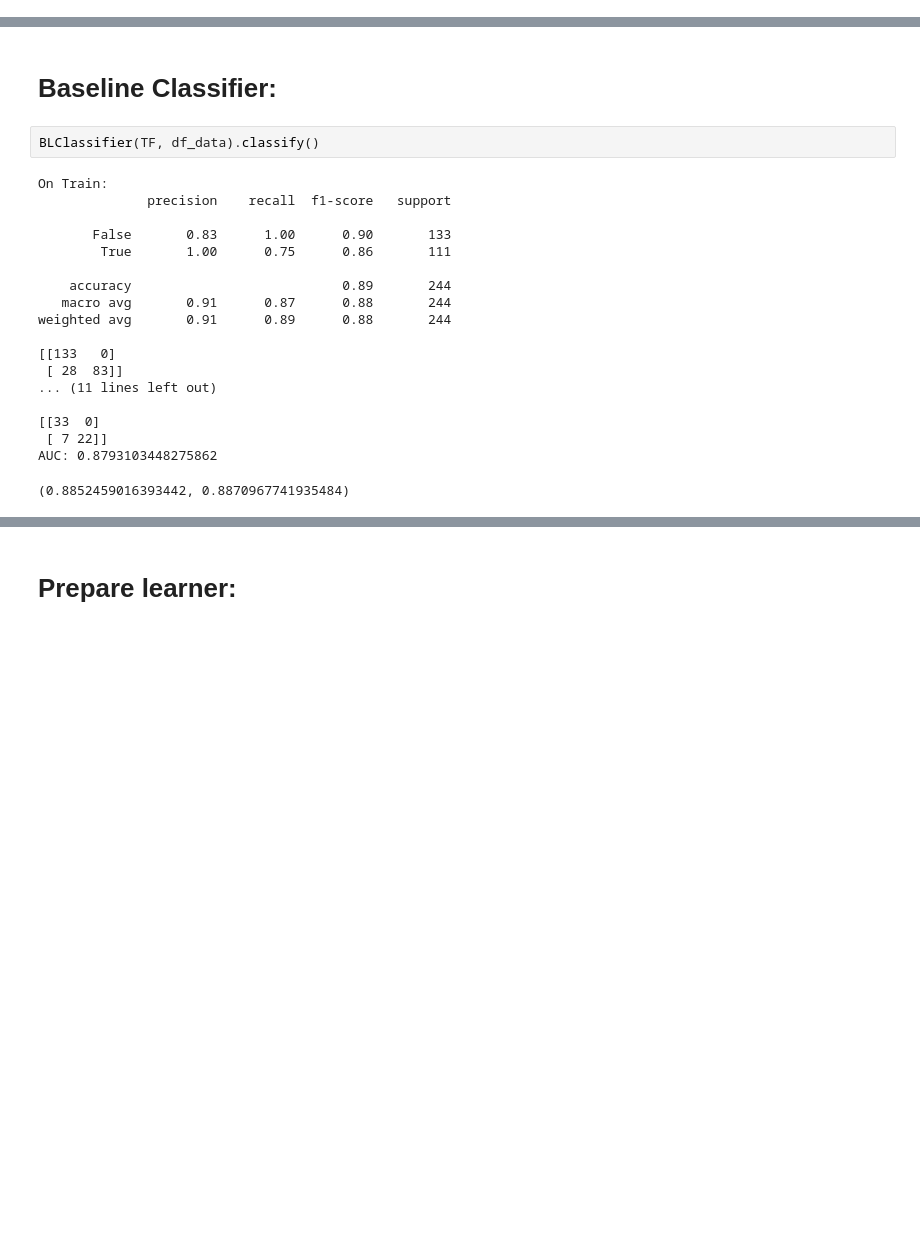
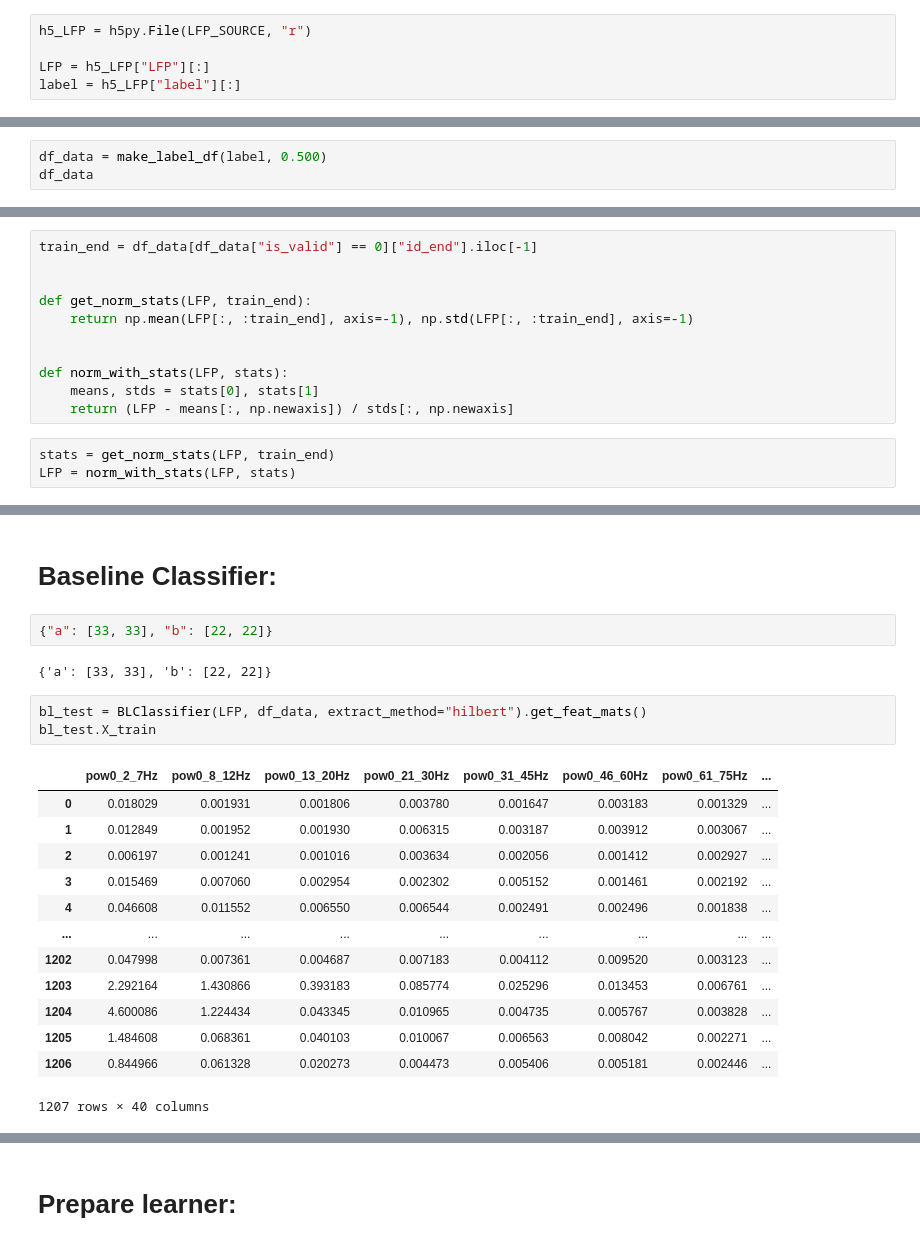
Before and after one commit to fer-rplazas/lfp_analysis, a Jupyter notebook: nbs/03_train.ipynb, the cells around one changed output, grey strips where cells are left out. Saved outputs shown, nothing was run; the diff lists cells and outputs as text; blank space fills up the shorter version.

```diff
--- a/nbs/03_train.ipynb
+++ b/nbs/03_train.ipynb
@@ -49,2 +171,7 @@ CSV_SOURCE = DATA_PATH / 'TF_and_df' / PAT_ID / DATASET_NAME.with_suffix('.csv')
 # %% [markdown]
 ### Read TF
+# %%
+h5_LFP = h5py.File(LFP_SOURCE, "r")
+
+LFP = h5_LFP["LFP"][:]
+label = h5_LFP["label"][:]
@@ -62,0 +194,3 @@ df_data = pd.read_csv(CSV_SOURCE, index_col=0)
+# %%
+df_data = make_label_df(label, 0.500)
+df_data
@@ -62,0 +215,14 @@ df_data = pd.read_csv(CSV_SOURCE, index_col=0)
+# %%
+train_end = df_data[df_data["is_valid"] == 0]["id_end"].iloc[-1]
+
+
+def get_norm_stats(LFP, train_end):
+    return np.mean(LFP[:, :train_end], axis=-1), np.std(LFP[:, :train_end], axis=-1)
+
+
+def norm_with_stats(LFP, stats):
+    means, stds = stats[0], stats[1]
+    return (LFP - means[:, np.newaxis]) / stds[:, np.newaxis]
+# %%
+stats = get_norm_stats(LFP, train_end)
+LFP = norm_with_stats(LFP, stats)
@@ -75,23 +278,23 @@ Name: label, dtype: int64
 # %% [markdown]
 # Baseline Classifier:
-# %%
-BLClassifier(TF, df_data).classify()
-# %% [output]
-On Train:
-              precision    recall  f1-score   support
-
-       False       0.83      1.00      0.90       133
-        True       1.00      0.75      0.86       111
-
-    accuracy                           0.89       244
-   macro avg       0.91      0.87      0.88       244
-weighted avg       0.91      0.89      0.88       244
-
-[[133   0]
- [ 28  83]]
-... (11 lines left out)
-
-[[33  0]
- [ 7 22]]
-AUC: 0.8793103448275862
-(0.8852459016393442, 0.8870967741935484)
+# %%
+{"a": [33, 33], "b": [22, 22]}
+# %% [output]
+{'a': [33, 33], 'b': [22, 22]}
+# %%
+bl_test = BLClassifier(LFP, df_data, extract_method="hilbert").get_feat_mats()
+bl_test.X_train
+# %% [output]
+|  | pow0_2_7Hz | pow0_8_12Hz | pow0_13_20Hz | pow0_21_30Hz | pow0_31_45Hz | pow0_46_60Hz | pow0_61_75Hz | ... |
+| 0 | 0.018029 | 0.001931 | 0.001806 | 0.003780 | 0.001647 | 0.003183 | 0.001329 | ... |
+| 1 | 0.012849 | 0.001952 | 0.001930 | 0.006315 | 0.003187 | 0.003912 | 0.003067 | ... |
+| 2 | 0.006197 | 0.001241 | 0.001016 | 0.003634 | 0.002056 | 0.001412 | 0.002927 | ... |
+| 3 | 0.015469 | 0.007060 | 0.002954 | 0.002302 | 0.005152 | 0.001461 | 0.002192 | ... |
+| 4 | 0.046608 | 0.011552 | 0.006550 | 0.006544 | 0.002491 | 0.002496 | 0.001838 | ... |
+| ... | ... | ... | ... | ... | ... | ... | ... | ... |
+| 1202 | 0.047998 | 0.007361 | 0.004687 | 0.007183 | 0.004112 | 0.009520 | 0.003123 | ... |
+| 1203 | 2.292164 | 1.430866 | 0.393183 | 0.085774 | 0.025296 | 0.013453 | 0.006761 | ... |
+| 1204 | 4.600086 | 1.224434 | 0.043345 | 0.010965 | 0.004735 | 0.005767 | 0.003828 | ... |
+| 1205 | 1.484608 | 0.068361 | 0.040103 | 0.010067 | 0.006563 | 0.008042 | 0.002271 | ... |
+| 1206 | 0.844966 | 0.061328 | 0.020273 | 0.004473 | 0.005406 | 0.005181 | 0.002446 | ... |
+1207 rows × 40 columns
```
Also changed, not shown: parts of 64 cells of this notebook, 36 other files.
